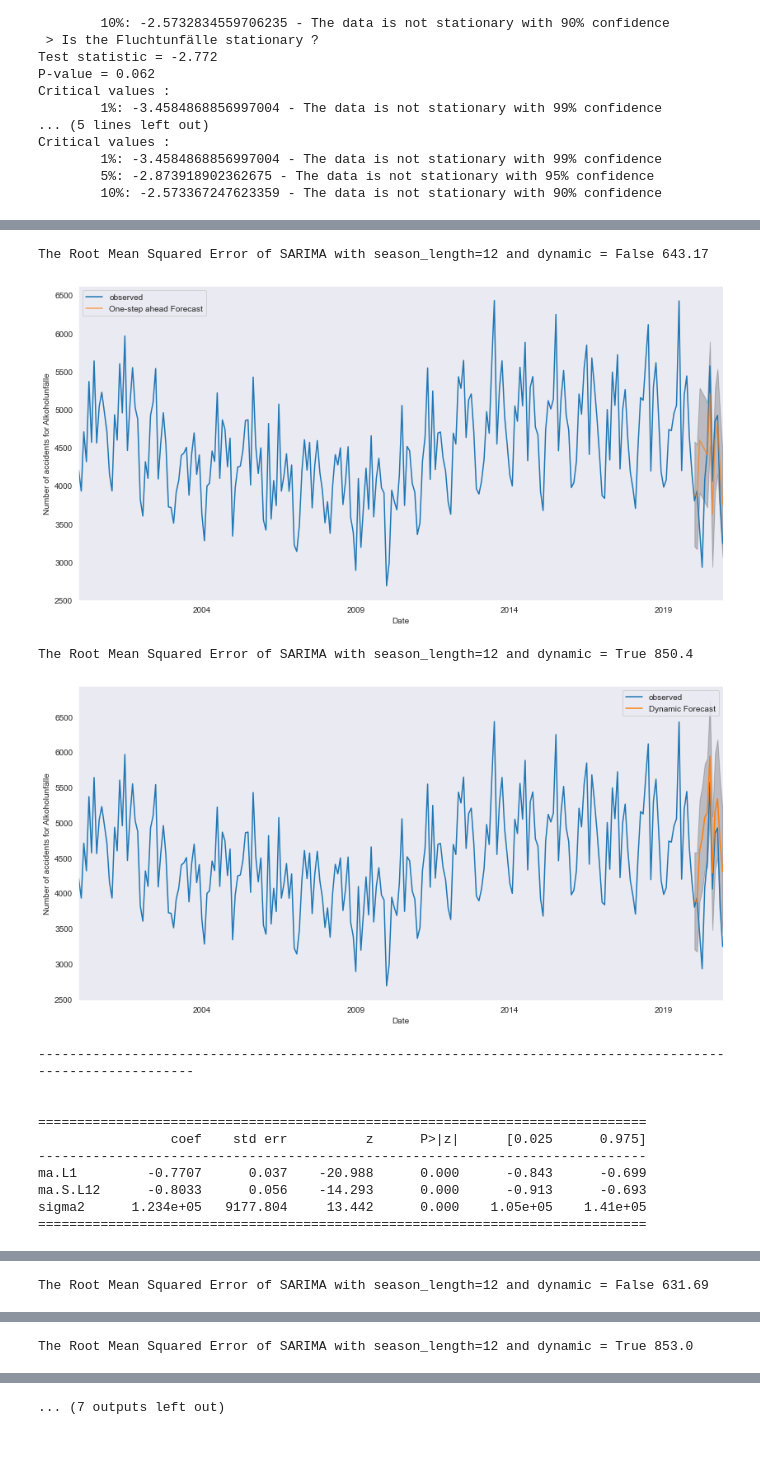
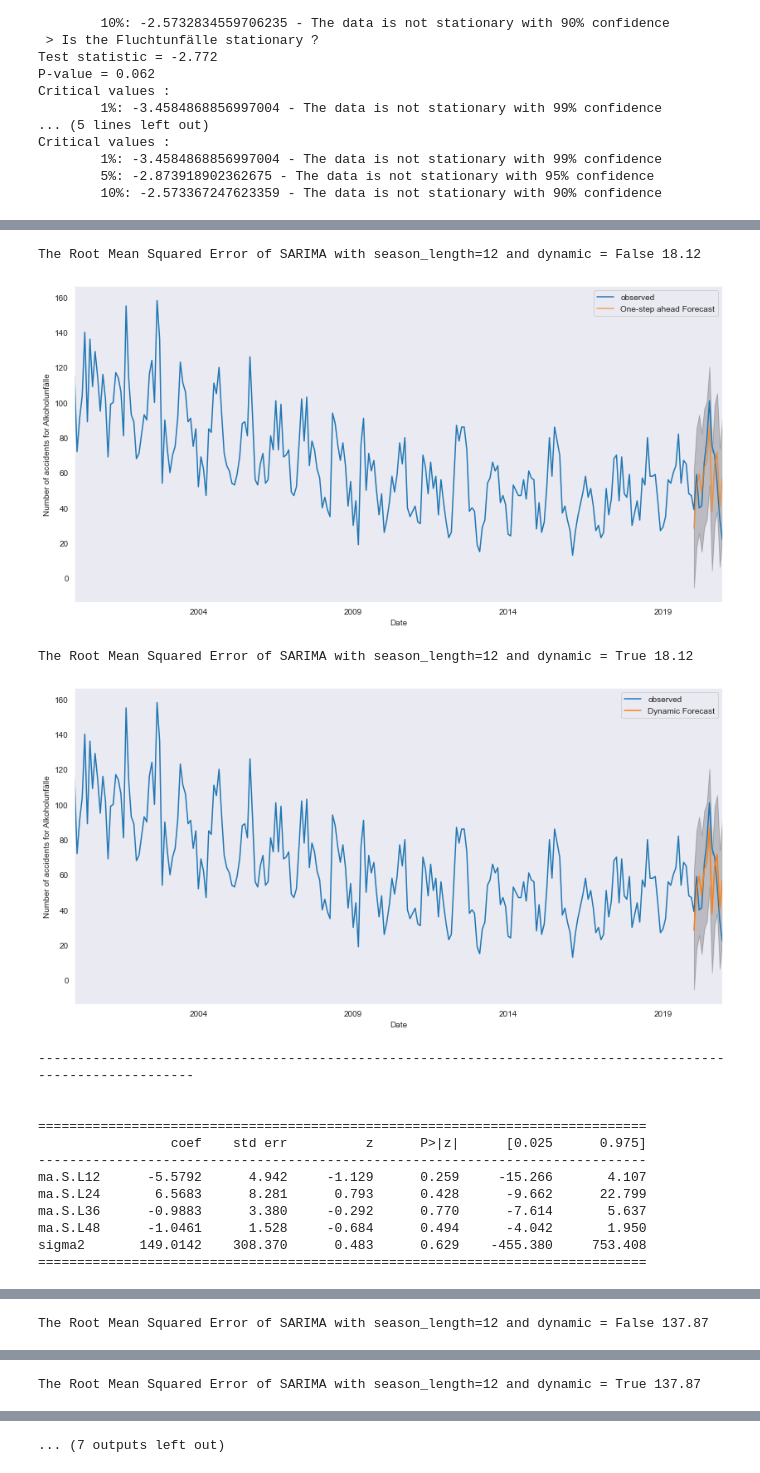
Before and after one commit to qadadri/Digital-Product-School-Challenge, a Jupyter notebook: preprocessing_visualization_training.ipynb, the cells around one changed output, grey strips where cells are left out. Cells and saved outputs as stored; diff of their text form; code cells hidden in the pictures; blank space fills up the shorter version.

```diff
--- a/preprocessing_visualization_training.ipynb
+++ b/preprocessing_visualization_training.ipynb
@@ -257,14 +257,13 @@ warnings.simplefilter('ignore', ValueWarning) # Ignoring Warnings
 warnings.simplefilter('ignore', ConvergenceWarning) # Ignoring Warnings
 
 def sarima_grid_search(y,seasonal_period):
-    p = d = q = range(0, 2)
+    p = d = q = range(0, 5)
     pdq = list(itertools.product(p, d, q))
     seasonal_pdq = [(x[0], x[1], x[2],seasonal_period) for x in list(itertools.product(p, d, q))]
     param_mini = None
     param_seasonal_mini = None
     mini = None
     mini = float('+inf')
-
 
     for param in pdq:
         for param_seasonal in seasonal_pdq:
@@ -280,8 +279,7 @@ def sarima_grid_search(y,seasonal_period):
                     mini = results.aic
                     param_mini = param
                     param_seasonal_mini = param_seasonal
-
-                #print('SARIMA{}x{} - AIC:{}'.format(param, param_seasonal, results.aic))
+                    print('SARIMA{}x{} - AIC:{}'.format(param, param_seasonal, results.aic))
             except KeyboardInterrupt:
                     break
             else:
@@ -299,6 +297,6 @@ seasonal_orders = numpy.zeros([3,4])
 for i,cat in enumerate(MONATSZAHL):
     print("Search Grid for " + cat)
     analysis = dataset[cat]
-    orders[i,:],seasonal_orders[i,:] = sarima_grid_search(analysis,12)
+    orders[i,:],seasonal_orders[i,:] = sarima_grid_search(analysis,12) # Step 20
 # %% [output]
 Search Grid for Alkoholunfälle
@@ -372,10 +381,11 @@ dataset_train = dataset[:'2017'] # 17 years for training
 dataset_val = dataset['2017':] # last 4 years for testing
 
 # Training + Testing
-for i,x in enumerate(MONATSZAHL):
+models = []
+for i,cat in enumerate(MONATSZAHL):
     analysis_val = dataset_val[cat]
     analysis = dataset[cat]
-    model = sarima_eva(analysis,orders[i],seasonal_orders[i],'2020',analysis_val, x)
+    models.append(sarima_eva(analysis,orders[i],seasonal_orders[i],'2020',analysis_val, cat))
     print("------------------------------------------------------------------------------------------------------------\n\n")
 # %% [output]
 ==============================================================================
@@ -390,14 +402,16 @@ sigma2      1.233e+05   9436.521     13.064      0.000    1.05e+05    1.42e+05
-The Root Mean Squared Error of SARIMA with season_length=12 and dynamic = False 643.17
+The Root Mean Squared Error of SARIMA with season_length=12 and dynamic = False 18.12
-[figure, old version]
+[figure, new version]
-The Root Mean Squared Error of SARIMA with season_length=12 and dynamic = True 850.4
+The Root Mean Squared Error of SARIMA with season_length=12 and dynamic = True 18.12
-[figure, old version]
+[figure, new version]
 ------------------------------------------------------------------------------------------------------------
 
 
 ==============================================================================
                  coef    std err          z      P>|z|      [0.025      0.975]
 ------------------------------------------------------------------------------
-ma.L1         -0.7707      0.037    -20.988      0.000      -0.843      -0.699
-ma.S.L12      -0.8033      0.056    -14.293      0.000      -0.913      -0.693
-sigma2      1.234e+05   9177.804     13.442      0.000    1.05e+05    1.41e+05
+ma.S.L12      -5.5792      4.942     -1.129      0.259     -15.266       4.107
+ma.S.L24       6.5683      8.281      0.793      0.428      -9.662      22.799
+ma.S.L36      -0.9883      3.380     -0.292      0.770      -7.614       5.637
+ma.S.L48      -1.0461      1.528     -0.684      0.494      -4.042       1.950
+sigma2       149.0142    308.370      0.483      0.629    -455.380     753.408
 ==============================================================================
@@ -405 +419 @@ sigma2      1.234e+05   9177.804     13.442      0.000    1.05e+05    1.41e+05
-The Root Mean Squared Error of SARIMA with season_length=12 and dynamic = False 631.69
+The Root Mean Squared Error of SARIMA with season_length=12 and dynamic = False 137.87
@@ -407 +421 @@ The Root Mean Squared Error of SARIMA with season_length=12 and dynamic = False
-The Root Mean Squared Error of SARIMA with season_length=12 and dynamic = True 853.0
+The Root Mean Squared Error of SARIMA with season_length=12 and dynamic = True 137.87
```
Also changed, not shown: parts of 3 cells of this notebook.
